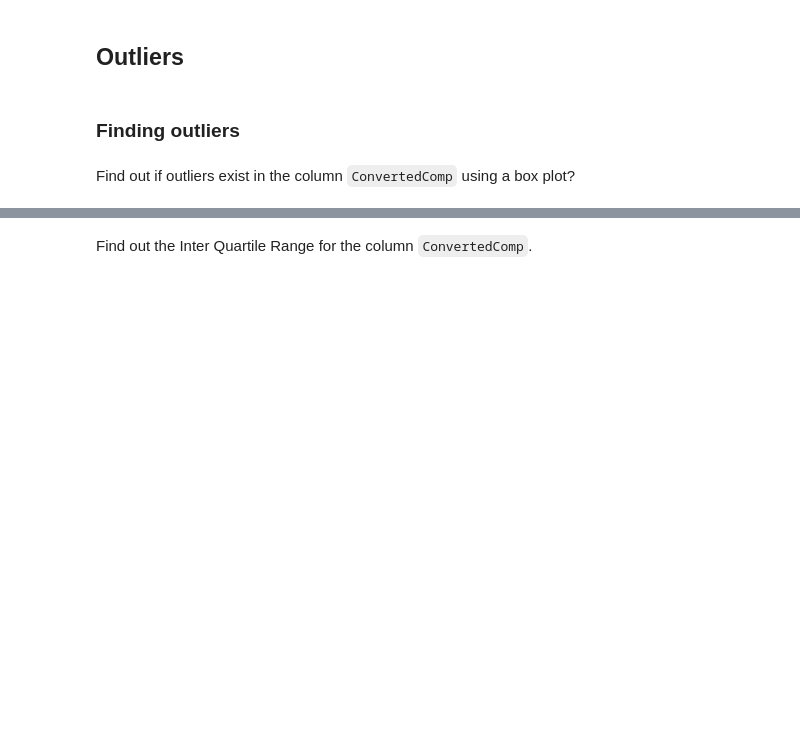
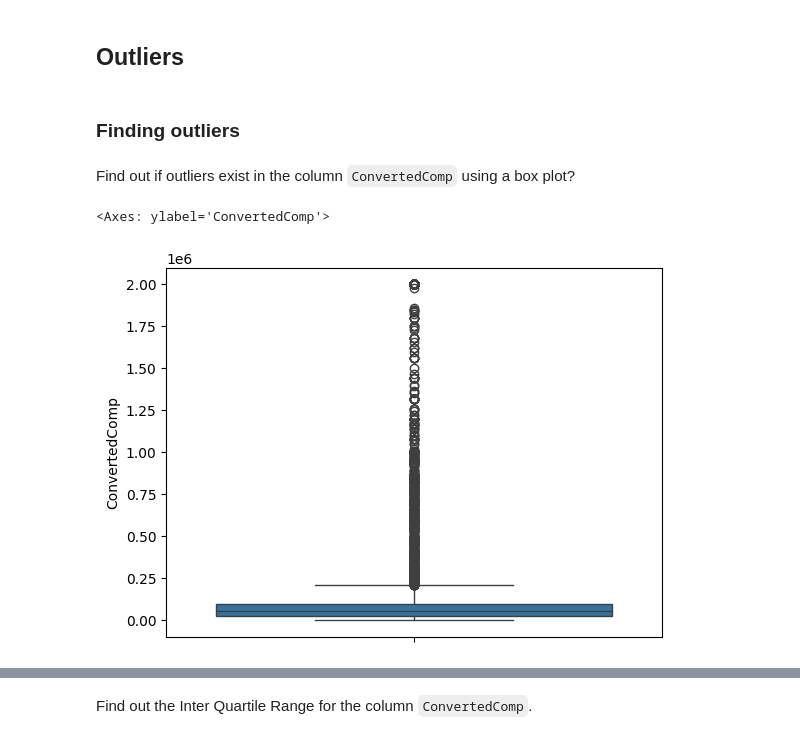
Before and after one commit to CarefulAstronaut/Python_Fun, a Jupyter notebook: Coursera/IBM_Data_Analyst/Final_Capstone/3_1.M3ExploratoryDataAnalysis-lab.ipynb, the cells around one changed output, grey strips where cells are left out. Drawn from its saved outputs; the diff is of its cells as text; code cells hidden in the pictures; blank space fills up the shorter version.

```diff
--- a/Coursera/IBM_Data_Analyst/Final_Capstone/3_1.M3ExploratoryDataAnalysis-lab.ipynb
+++ b/Coursera/IBM_Data_Analyst/Final_Capstone/3_1.M3ExploratoryDataAnalysis-lab.ipynb
@@ -87,3 +139,7 @@ Plot a histogram of the column `Age`.
 Find out if outliers exist in the column `ConvertedComp` using a box plot?
 # %%
 # your code goes here
+sns.boxplot(df['ConvertedComp'])
+# %% [output]
+<Axes: ylabel='ConvertedComp'>
+[figure, added]
```
Also changed, not shown: parts of 19 cells of this notebook, 2 other files.
